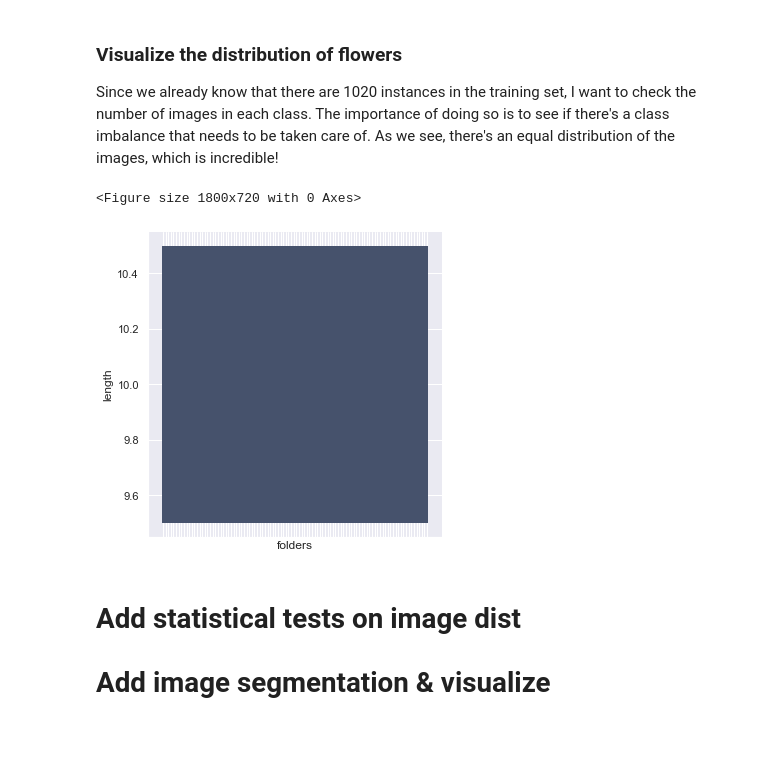
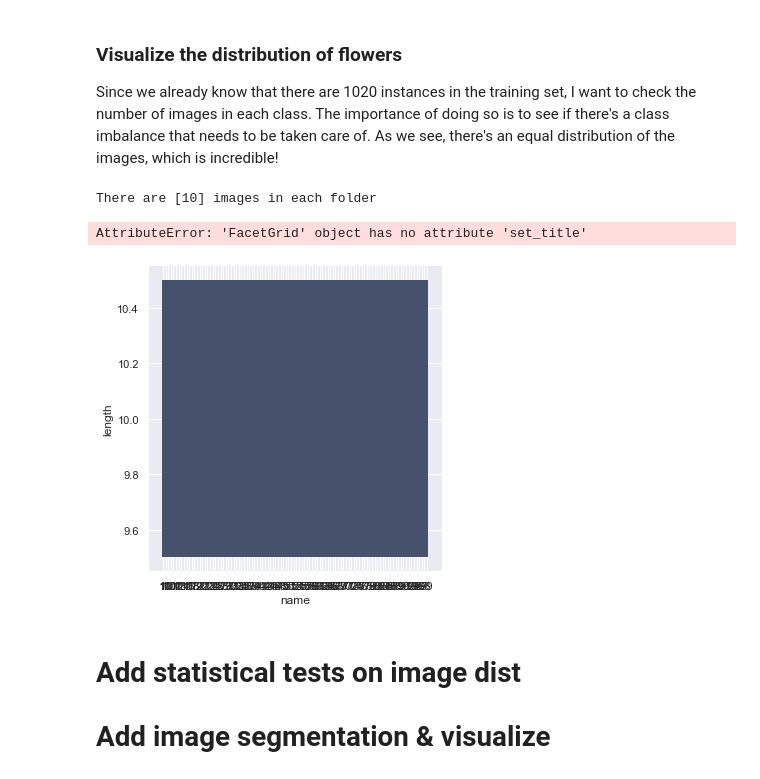
Before and after one commit to dissagaliyeva/102-flowers, a Jupyter notebook: flower_classifier2.ipynb, the cells around one changed output. Drawn from its saved outputs; the diff is of its cells as text; code cells hidden in the pictures; blank space fills up the shorter version.

Commit message:
added more visualization

```diff
--- a/flower_classifier2.ipynb
+++ b/flower_classifier2.ipynb
@@ -160,10 +160,11 @@ visualize.batch(batch, label_dict, n_batches, actual_order)
 ### Visualize the distribution of flowers
 Since we already know that there are 1020 instances in the training set, I want to check the number of images in each class. The importance of doing so is to see if there's a class imbalance that needs to be taken care of. As we see, there's an equal distribution of the images, which is incredible!
 # %%
-visualize.hist()
+visualize.hist(targets=label_dict)
 # %% [output]
-<Figure size 1800x720 with 0 Axes>
+There are [10] images in each folder
+AttributeError: 'FacetGrid' object has no attribute 'set_title'
-[figure, old version]
+[figure, new version]
 # %% [markdown]
 # Add statistical tests on image dist
 
```
Also changed, not shown: parts of 1 cell of this notebook, 1 other file.
